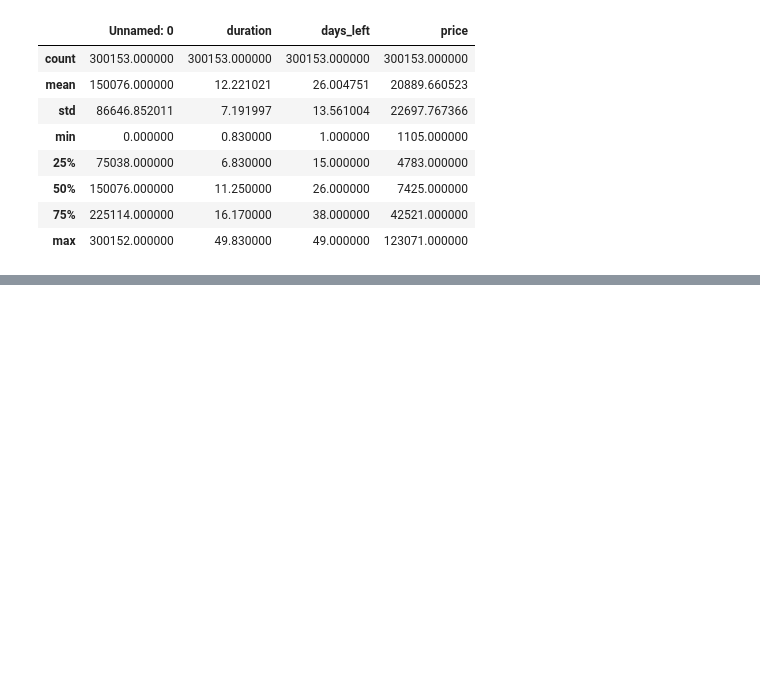
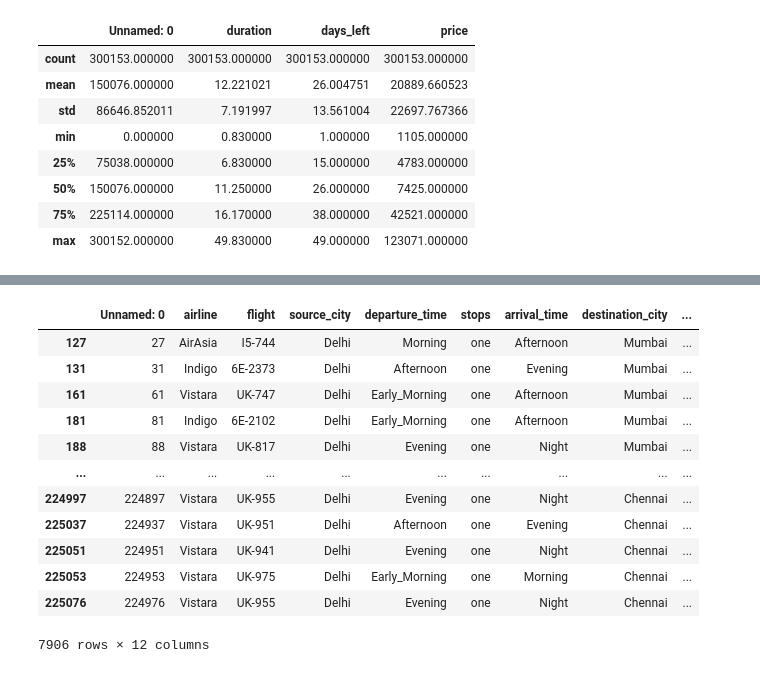
Before and after one commit to ipinid613/github_python_ML, a Jupyter notebook: KT_AICE/Pandas_이해_및_활용_DataFrame 살펴보기(실습)_240801.ipynb, the cells around one changed output, grey strips where cells are left out. Cells and saved outputs as stored; diff of their text form; code cells hidden in the pictures; blank space fills up the shorter version.

```diff
--- a/KT_AICE/Pandas_이해_및_활용_DataFrame 살펴보기(실습)_240801.ipynb
+++ b/KT_AICE/Pandas_이해_및_활용_DataFrame 살펴보기(실습)_240801.ipynb
@@ -175,0 +502,20 @@ a3.describe()
+# %%
+# 조건문이 길어지면 변수화 해서 사용 가능
+source_city = (a3["source_city"] == "Delhi")
+duration = (a3["duration"] >= 5) & (a3["duration"] <= 7)
+
+a3[ source_city & duration ]
+# %% [output]
+|  | Unnamed: 0 | airline | flight | source_city | departure_time | stops | arrival_time | destination_city | ... |
+| 127 | 27 | AirAsia | I5-744 | Delhi | Morning | one | Afternoon | Mumbai | ... |
+| 131 | 31 | Indigo | 6E-2373 | Delhi | Afternoon | one | Evening | Mumbai | ... |
+| 161 | 61 | Vistara | UK-747 | Delhi | Early_Morning | one | Afternoon | Mumbai | ... |
+| 181 | 81 | Indigo | 6E-2102 | Delhi | Early_Morning | one | Afternoon | Mumbai | ... |
+| 188 | 88 | Vistara | UK-817 | Delhi | Evening | one | Night | Mumbai | ... |
+| ... | ... | ... | ... | ... | ... | ... | ... | ... | ... |
+| 224997 | 224897 | Vistara | UK-955 | Delhi | Evening | one | Night | Chennai | ... |
+| 225037 | 224937 | Vistara | UK-951 | Delhi | Afternoon | one | Evening | Chennai | ... |
+| 225051 | 224951 | Vistara | UK-941 | Delhi | Evening | one | Night | Chennai | ... |
+| 225053 | 224953 | Vistara | UK-975 | Delhi | Early_Morning | one | Morning | Chennai | ... |
+| 225076 | 224976 | Vistara | UK-955 | Delhi | Evening | one | Night | Chennai | ... |
+7906 rows × 12 columns
```
Also changed, not shown: parts of 32 cells of this notebook.
